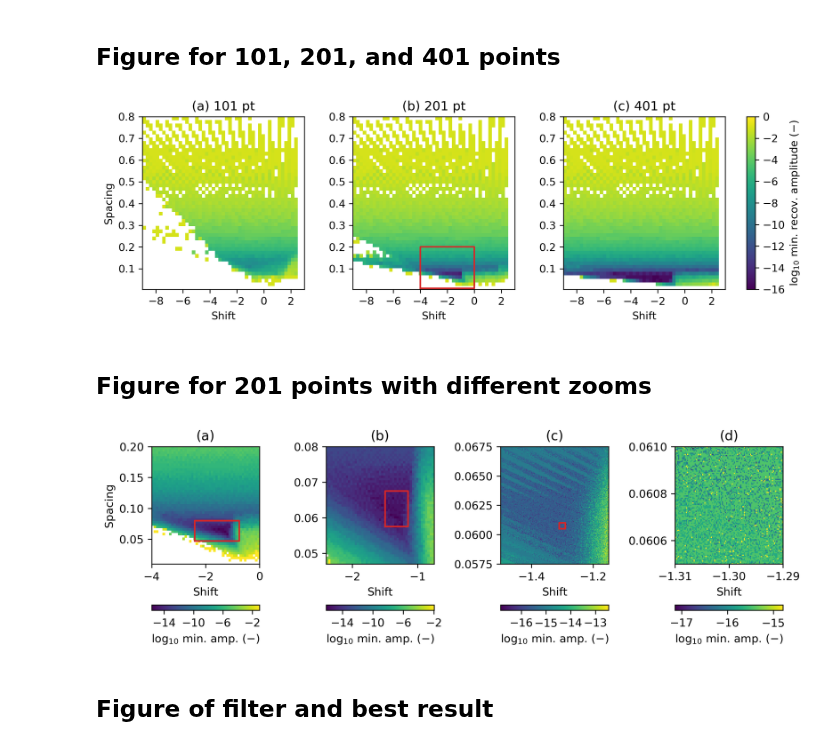
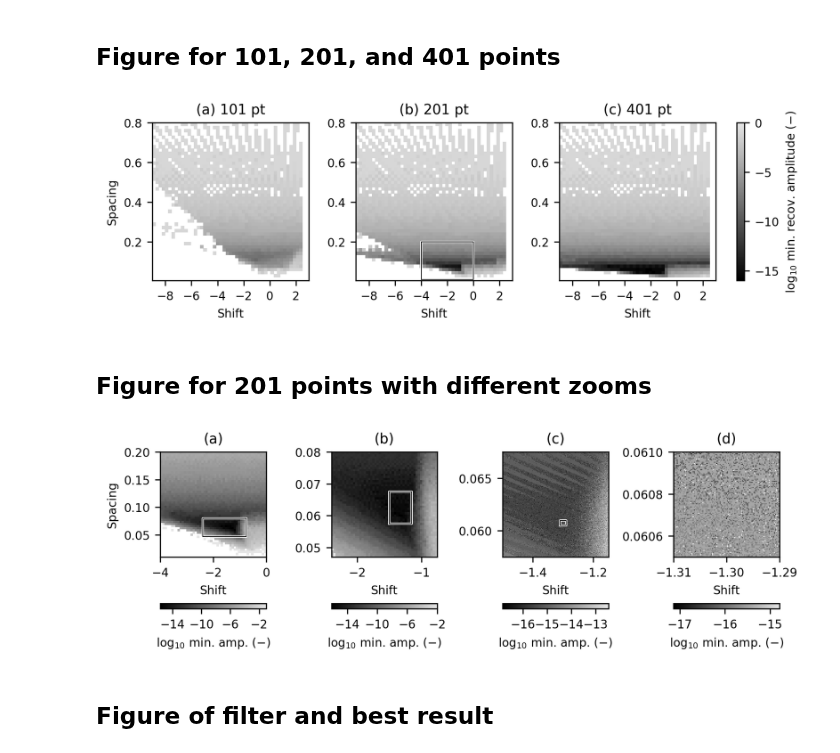
Before and after one commit to emsig/article-fdesign, a Jupyter notebook: notebooks/02-03-04-Figure_ExampleDesign.ipynb, the cells around one changed output. Saved outputs shown, nothing was run; the diff lists cells and outputs as text; code cells hidden in the pictures.

Commit message:
Final figures

```diff
--- a/notebooks/02-03-04-Figure_ExampleDesign.ipynb
+++ b/notebooks/02-03-04-Figure_ExampleDesign.ipynb
@@ -12,3 +9,17 @@ plt.rcParams['savefig.dpi'] = 300
+# %%
+%matplotlib inline
+plt.rcParams['figure.dpi'] = 300
+plt.rcParams['savefig.dpi'] = 300
+plt.rcParams['font.size'] = 8
+figsave = False
+
+# We want the plots to be in black and white. To not interfere with
+# the white paper, we cut-off the lower 10% of the white-end from
+# the colormap.
+cmap = colors.LinearSegmentedColormap.from_list(
+    'trunc(gray, 0.0, 0.8)',
+    plt.get_cmap('gray')(np.linspace(0.0, 0.9, 256))
+)
 # %% [markdown]
 ### Parameters for all data
 # %%
@@ -63,14 +74,15 @@ except:
 def plot_out(out, out2=False):
 
     # plot `out`
-    cf = plt.pcolormesh(out[2][1, 0, :], out[2][0, :, 0], np.log10(out[3]),
+    cf = plt.pcolormesh(out[2][1, 0, :], out[2][0, :, 0], np.log10(out[3]), cmap=cmap,
                         linewidth=0, rasterized=True, vmin=-16, vmax=0)
 
     # Draw a red square if `out2` is provided
     if out2:
         minx, maxx = out2[2][1, 0, 0], out2[2][1, 0, -1]
         miny, maxy = out2[2][0, 0, 0], out2[2][0, -1, 0]
-        plt.plot([minx, minx, maxx, maxx, minx], [miny, maxy, maxy, miny, miny], 'C3')
+        plt.plot([minx, minx, maxx, maxx, minx], [miny, maxy, maxy, miny, miny], 'w', lw=1.52)
+        plt.plot([minx, minx, maxx, maxx, minx], [miny, maxy, maxy, miny, miny], 'k', lw=0.5)
 
     # Xlabel and ticks
     plt.xlabel('Shift')
@@ -79,37 +91,38 @@ def plot_out(out, out2=False):
     return cf
 
 # Create figure
-fig, axs = plt.subplots(figsize=(12, 3), nrows=1, ncols=3)
+fig, axs = plt.subplots(figsize=(8.5, 2), nrows=1, ncols=3)
 axs = axs.ravel()
 plt.subplots_adjust(wspace=0.3)
 
 # (a) 101 pt
 plt.sca(axs[0])
 plt.ylabel('Spacing')
 plt.title('(a) 101 pt')
 plot_out(out2p)
 
 # (b) 201 pt
 plt.sca(axs[1])
 plt.title('(b) 201 pt')
 plot_out(out3p, out1z)
 
 # (c) 401 pt
 plt.sca(axs[2])
 plt.title('(c) 401 pt')
 cf = plot_out(out4p)
 
 # Plot combined colorbar
 cax, kw = plt.matplotlib.colorbar.make_axes(axs, location='right', pad=0.03)
 cb = plt.colorbar(cf, cax=cax, **kw)
 cb.set_label(r'$\log_{10}$ min. recov. amplitude $(-)$')
 
 # Save and show plot
-for ending in ['png', 'pdf', 'eps']:
-    plt.savefig('../figures/Figure-2.'+ending, bbox_inches='tight')
+if figsave:
+    for ending in ['png', 'pdf', 'eps']:
+        plt.savefig('../figures/Figure-2-bw.'+ending, bbox_inches='tight')
 plt.show()
 # %% [output]
-[figure, old version]
+[figure, new version]
 # %% [markdown]
 ## Figure for 201 points with different zooms
 # %%
@@ -117,13 +130,14 @@ def plot_out(out, out2=False):
 
     # plot `out`
     plt.pcolormesh(out[2][1, 0, :], out[2][0, :, 0], np.log10(out[3]),
-                   linewidth=0, rasterized=True)
+                   cmap=cmap, linewidth=0, rasterized=True)
 
     # Draw a red square if `out2` is provided
     if out2:
         minx, maxx = out2[2][1, 0, 0], out2[2][1, 0, -1]
         miny, maxy = out2[2][0, 0, 0], out2[2][0, -1, 0]
-        plt.plot([minx, minx, maxx, maxx, minx], [miny, maxy, maxy, miny, miny], 'C3')
+        plt.plot([minx, minx, maxx, maxx, minx], [miny, maxy, maxy, miny, miny], 'w', lw=1.52)
+        plt.plot([minx, minx, maxx, maxx, minx], [miny, maxy, maxy, miny, miny], 'k', lw=0.5)
 
     # Xlabel
     plt.xlabel('Shift')
@@ -133,11 +147,11 @@ def plot_out(out, out2=False):
         ticks = [-14, -10, -6, -2]
     else:
         ticks = [-17, -16, -15, -14, -13]
-    cb = plt.colorbar(ticks=ticks, orientation='horizontal', pad=0.22)
+    cb = plt.colorbar(ticks=ticks, orientation='horizontal', pad=0.26)
     cb.set_label(r'$\log_{10}$ min. amp. $(-)$')
 
 # Create figure
-fig, axs = plt.subplots(figsize=(9, 3), nrows=1, ncols=4)
+fig, axs = plt.subplots(figsize=(6.8, 2.3), nrows=1, ncols=4)
 axs = axs.ravel()
 
 # (a) Overview
@@ -164,10 +178,11 @@ plot_out(out4z)
 plt.tight_layout()
 
 # Save and show plot
-for ending in ['png', 'pdf', 'eps']:
-    plt.savefig('../figures/Figure-3.'+ending, bbox_inches='tight')
+if figsave:
+    for ending in ['png', 'pdf', 'eps']:
+        plt.savefig('../figures/Figure-3-bw.'+ending, bbox_inches='tight')
 plt.show()
 # %% [output]
-[figure, old version]
+[figure, new version]
 # %% [markdown]
 ## Figure of filter and best result
```
Also changed, not shown: parts of 6 cells of this notebook, 25 other files.
